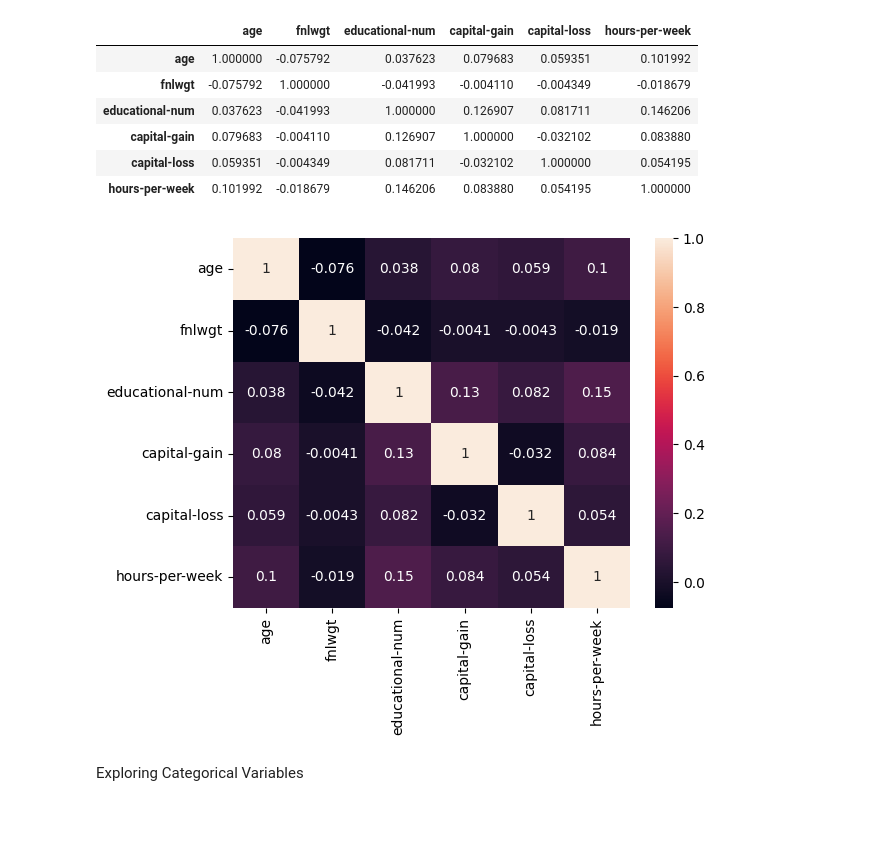
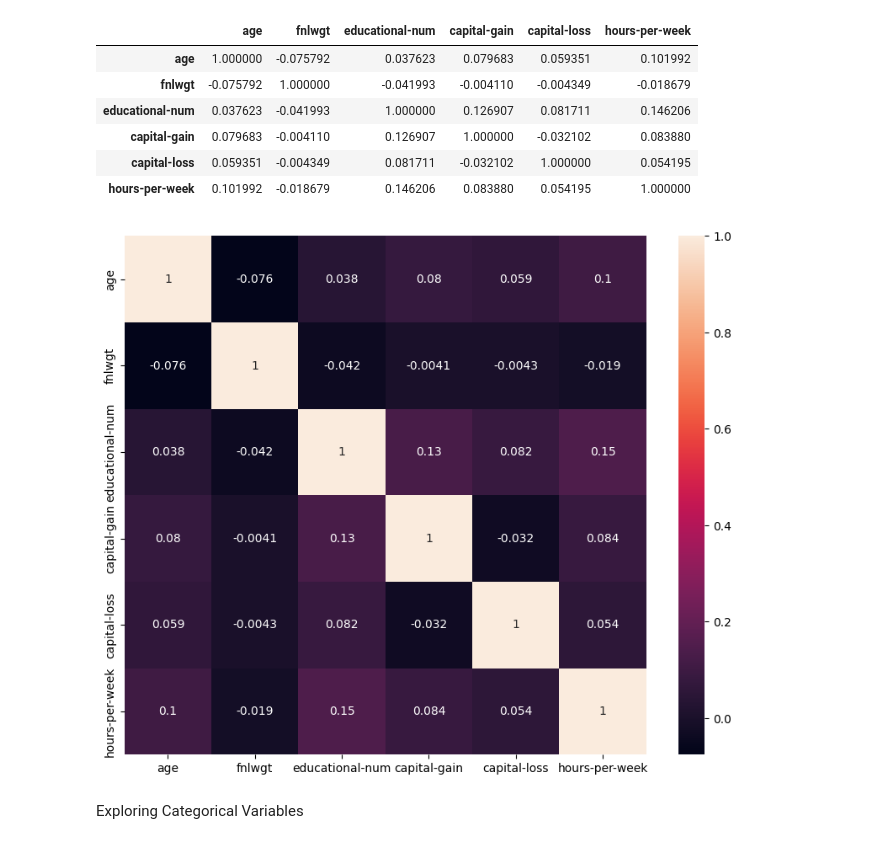
Before and after one commit to JomanaBakhiet/Mid-camp-project, a Jupyter notebook: notebooks/DATA-EXPLORING.ipynb, the cells around one changed output. Cells and saved outputs as stored; diff of their text form; code cells hidden in the pictures; blank space fills up the shorter version.

```diff
--- a/notebooks/DATA-EXPLORING.ipynb
+++ b/notebooks/DATA-EXPLORING.ipynb
@@ -114,10 +115,12 @@ correlations_matrix
 | capital-loss | 0.059351 | -0.004349 | 0.081711 | -0.032102 | 1.000000 | 0.054195 |
 | hours-per-week | 0.101992 | -0.018679 | 0.146206 | 0.083880 | 0.054195 | 1.000000 |
 # %%
+fig, ax = plt.subplots(figsize=(10, 8))
 sns.heatmap(correlations_matrix, annot=True)
+plt.savefig("../Images/num-cor.png")
 plt.show()
 # %% [output]
-[figure, old version]
+[figure, new version]
 # %% [markdown]
 Exploring Categorical Variables
 # %%
```
Also changed, not shown: parts of 11 cells of this notebook.
